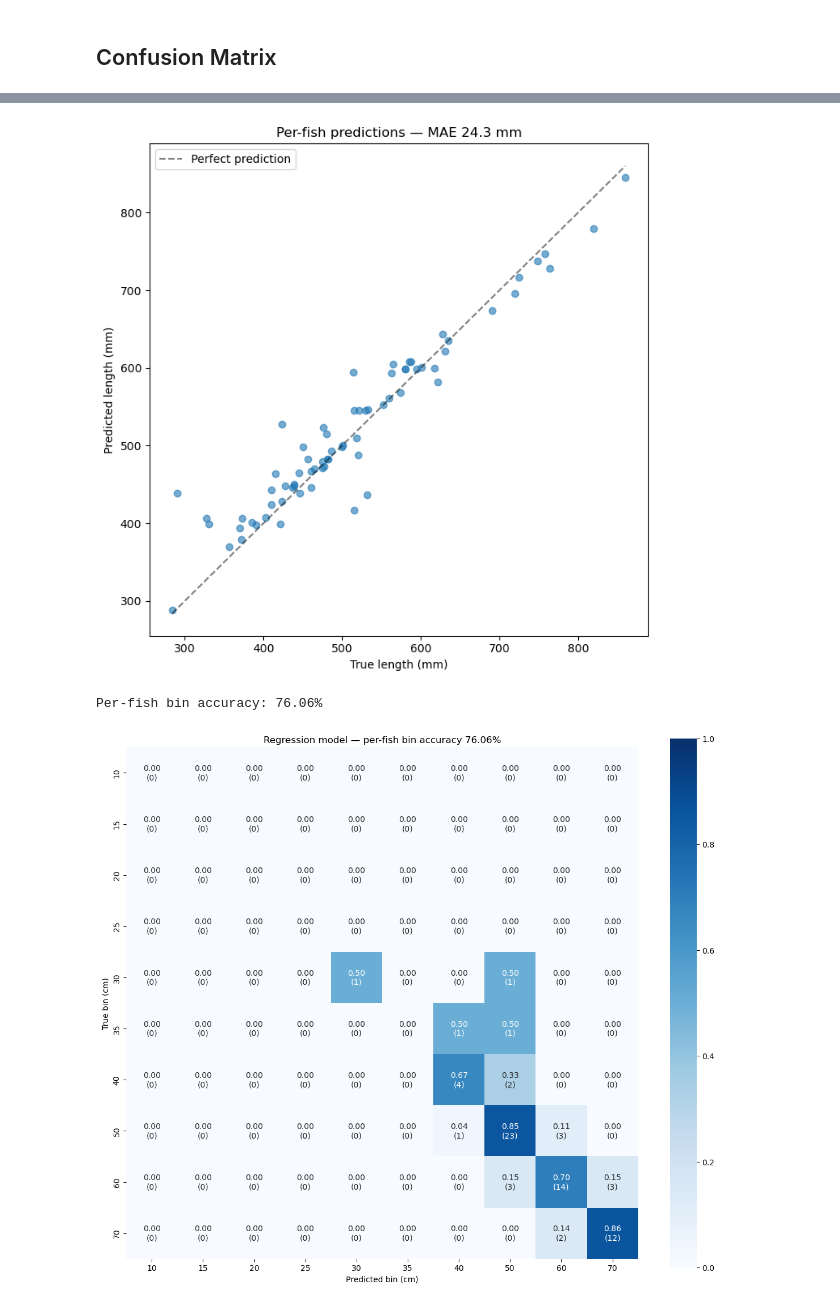
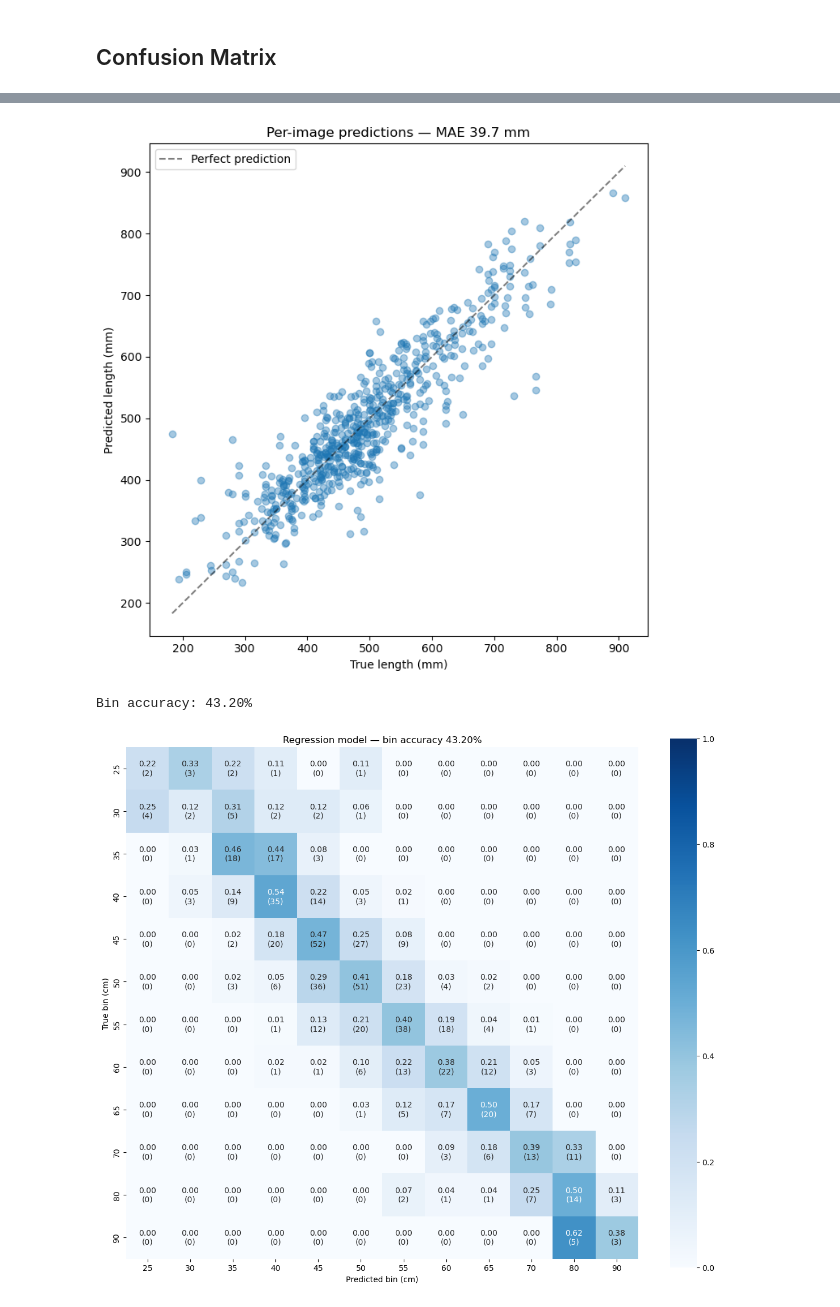
Before and after one commit to mmerioles/safse, a Jupyter notebook: notebooks/estimate_cont.ipynb, the cells around one changed output, grey strips where cells are left out. Drawn from its saved outputs; the diff is of its cells as text; code cells hidden in the pictures.

Commit message:
add eval code for cont estimator, TODO: combined cont model

```diff
--- a/notebooks/estimate_cont.ipynb
+++ b/notebooks/estimate_cont.ipynb
@@ -91,12 +92,9 @@ def folds_to_arrays(folds, fold_indices=None):
     print(f'  Loaded {len(X)} images from {len(X)//9} fish, skipped {skipped_fish} fish')
     return np.array(X, dtype=np.float32), np.array(y, dtype=np.float32)
 # %%
-print('Building train set...')
-X_train, y_train = folds_to_arrays(train_pkl_folds, TRAIN_FOLDS)
-print('Building val set...')
-X_val,   y_val   = folds_to_arrays(train_pkl_folds, VAL_FOLDS)
-print('Building test set...')
-X_test,  y_test  = folds_to_arrays(test_pkl_folds)
+X_all, y_all = folds_to_arrays(train_pkl_folds + test_pkl_folds)
+X_train, X_temp, y_train, y_temp = train_test_split(X_all, y_all, test_size=0.2)
+X_val, X_test, y_val, y_test = train_test_split(X_temp, y_temp, test_size=0.5)
 
 print(f'\nTrain: {X_train.shape[0]}  Val: {X_val.shape[0]}  Test: {X_test.shape[0]}')
 print(f'Train lengths — min: {y_train.min():.0f}mm, '
@@ -118,9 +111,7 @@ Test  lengths — min: 284mm,  max: 860mm, mean: 512.8mm
 AUTOTUNE = tf.data.AUTOTUNE
 
 train_ds = (tf.data.Dataset.from_tensor_slices((X_train, y_train))
-            .shuffle(len(X_train), seed=SEED)
-            .batch(BATCH_SIZE)
-            .prefetch(AUTOTUNE))
+            .shuffle(len(X_train), seed=SEED).batch(BATCH_SIZE).prefetch(AUTOTUNE))
 val_ds   = (tf.data.Dataset.from_tensor_slices((X_val, y_val))
             .batch(BATCH_SIZE).cache().prefetch(AUTOTUNE))
 test_ds  = (tf.data.Dataset.from_tensor_slices((X_test, y_test))
@@ -236,42 +244,39 @@ Test   — MSE: 2939.5, MAE: 40.3 mm (4.0 cm)
 import seaborn as sns
 from sklearn.metrics import confusion_matrix
 
-# Per-image predictions
-preds_mm = estimator.predict(X_test, verbose=0).squeeze()       # (N*9,)
+preds_mm = estimator.predict(X_test, verbose=0).squeeze()
 
-# Per-fish predictions: average the 9 view-level length estimates
-preds_per_fish    = preds_mm.reshape(-1, 9).mean(axis=1)        # (N_fish,)
-y_true_per_fish   = y_test.reshape(-1, 9)[:, 0]
+# Continuous metrics
+per_image_mae = np.mean(np.abs(preds_mm - y_test))
+per_image_rmse = np.sqrt(np.mean((preds_mm - y_test) ** 2))
+print(f'Per-image MAE:  {per_image_mae:.1f} mm ({per_image_mae/10:.1f} cm)')
+print(f'Per-image RMSE: {per_image_rmse:.1f} mm ({per_image_rmse/10:.1f} cm)')
 
-per_image_mae = np.mean(np.abs(preds_mm - y_test))
-per_fish_mae  = np.mean(np.abs(preds_per_fish - y_true_per_fish))
-print(f'Per-image MAE: {per_image_mae:.1f} mm ({per_image_mae/10:.1f} cm)')
-print(f'Per-fish MAE:  {per_fish_mae:.1f} mm ({per_fish_mae/10:.1f} cm)')
-
-slope, intercept = np.polyfit(y_true_per_fish, preds_per_fish, 1)
+slope, intercept = np.polyfit(y_test, preds_mm, 1)
 print(f'Best-fit slope:     {slope:.3f}  (1.0 = unbiased)')
 print(f'Best-fit intercept: {intercept:.1f} mm')
 
-# Scatter: true vs predicted (per fish)
+# Scatter: true vs predicted
 plt.figure(figsize=(7, 7))
-lo, hi = min(y_true_per_fish.min(), preds_per_fish.min()), max(y_true_per_fish.max(), preds_per_fish.max())
+lo, hi = min(y_test.min(), preds_mm.min()), max(y_test.max(), preds_mm.max())
 plt.plot([lo, hi], [lo, hi], 'k--', alpha=0.5, label='Perfect prediction')
-plt.scatter(y_true_per_fish, preds_per_fish, alpha=0.6)
+plt.scatter(y_test, preds_mm, alpha=0.4)
 plt.xlabel('True length (mm)'); plt.ylabel('Predicted length (mm)')
-plt.title(f'Per-fish predictions — MAE {per_fish_mae:.1f} mm')
+plt.title(f'Per-image predictions — MAE {per_image_mae:.1f} mm')
 plt.legend(); plt.tight_layout(); plt.show()
 
-# Bin-level accuracy for direct comparison with Silva: convert predictions
-# and ground truth back into bins, then build a confusion matrix.
+# Bin-level accuracy for comparison with Silva
 def lengths_to_bins(lengths_mm):
-    bins = np.array([length_to_bin(L) for L in lengths_mm])
-    bins[bins == None] = NUM_SIZE_BINS - 1  # clip out-of-range to last bin
-    return bins.astype(int)
+    bins = []
+    for L in lengths_mm:
+        b = length_to_bin(L)
+        bins.append(b if b is not None else NUM_SIZE_BINS - 1)
+    return np.array(bins, dtype=int)
 
-y_pred_bins = lengths_to_bins(preds_per_fish)
-y_true_bins = lengths_to_bins(y_true_per_fish)
+y_pred_bins = lengths_to_bins(preds_mm)
+y_true_bins = lengths_to_bins(y_test)
 bin_acc = np.mean(y_pred_bins == y_true_bins)
-print(f'Per-fish bin accuracy: {bin_acc:.2%}')
+print(f'Bin accuracy: {bin_acc:.2%}')
 
 cm      = confusion_matrix(y_true_bins, y_pred_bins, labels=list(range(NUM_SIZE_BINS)))
 row_sum = cm.sum(axis=1, keepdims=True)
@@ -282,7 +287,7 @@ annot   = np.array([[f'{cm_norm[i,j]:.2f}\n({cm[i,j]})' for j in range(NUM_SIZE_
 plt.figure(figsize=(12, 10))
 sns.heatmap(cm_norm, xticklabels=BIN_LABELS, yticklabels=BIN_LABELS,
             cmap='Blues', annot=annot, fmt='', square=True, vmin=0, vmax=1)
-plt.title(f'Regression model — per-fish bin accuracy {bin_acc:.2%}')
+plt.title(f'Regression model — bin accuracy {bin_acc:.2%}')
 plt.ylabel('True bin (cm)'); plt.xlabel('Predicted bin (cm)')
 plt.tight_layout(); plt.show()
 # %% [output]
@@ -293,3 +298,3 @@ Best-fit intercept: 81.2 mm
-[figure, old version]
+[figure, new version]
-Per-fish bin accuracy: 76.06%
+Bin accuracy: 43.20%
-[figure, old version]
+[figure, new version]
```
Also changed, not shown: parts of 11 cells of this notebook, 6 other files.
